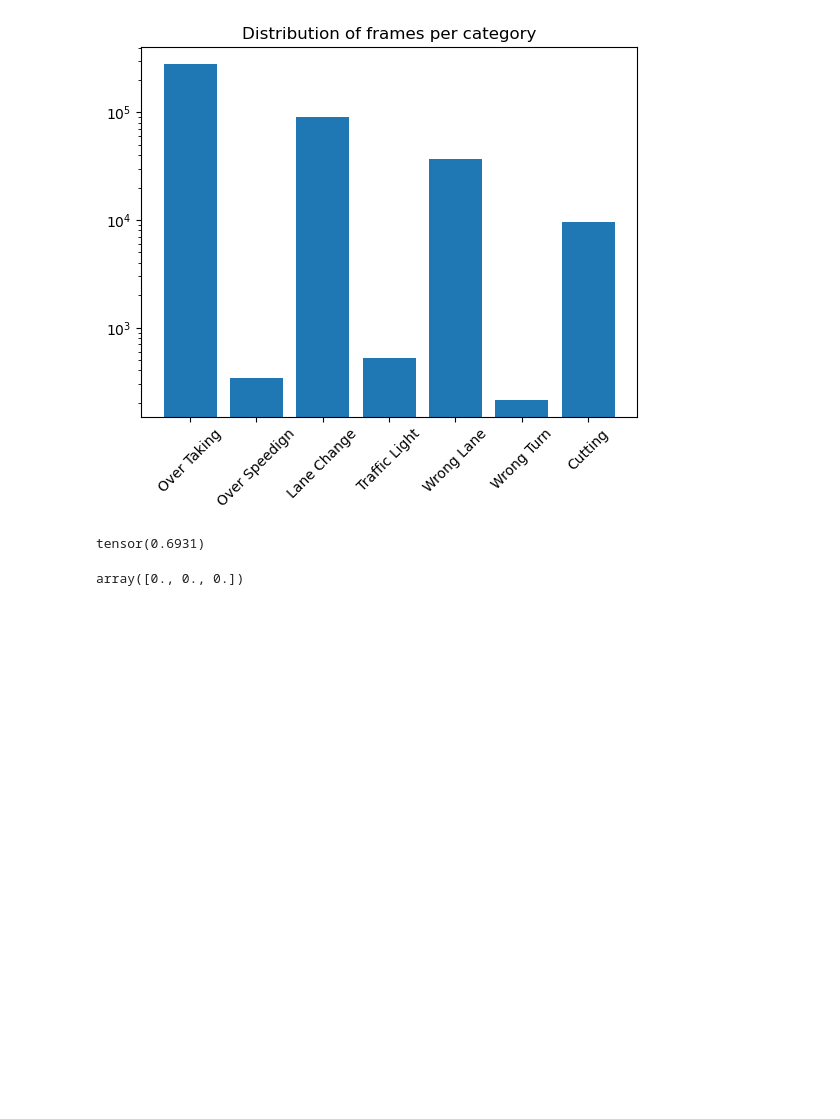
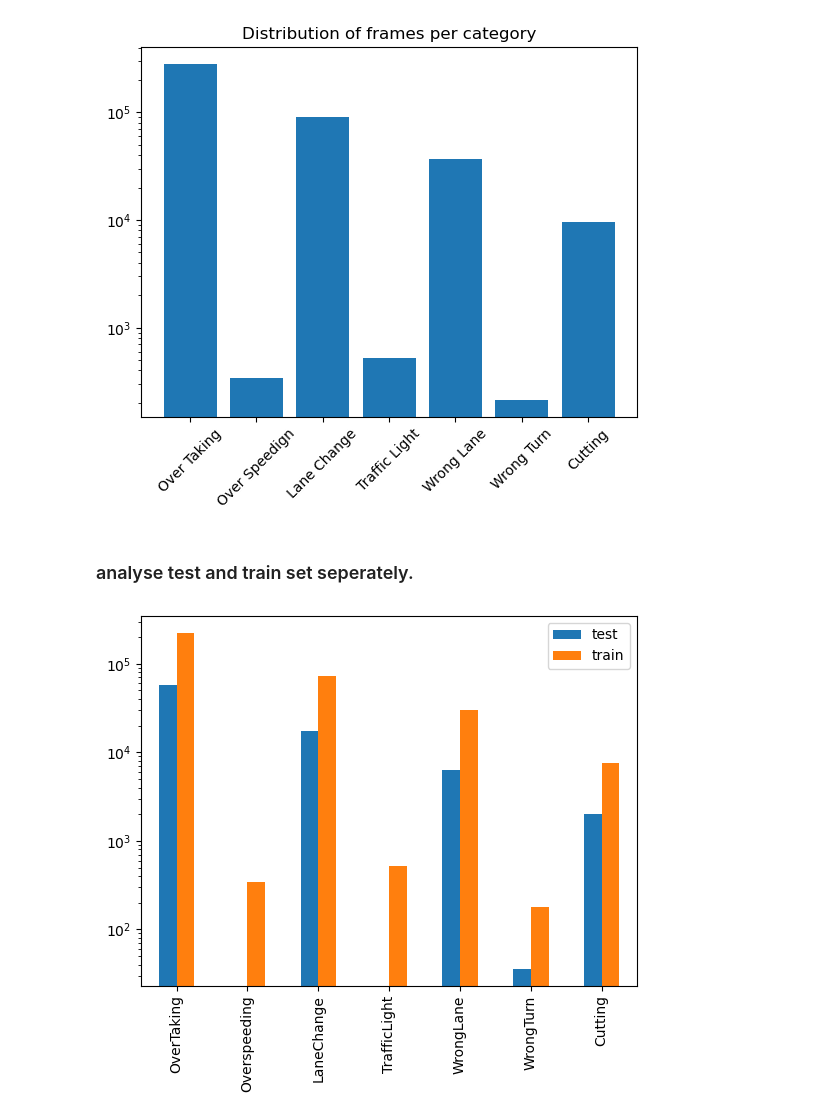
Before and after one commit to unofficial-Jona/assessing_ADB, a Jupyter notebook: dataset_analysis.ipynb, the cells around one changed output. Cells and saved outputs as stored; diff of their text form; code cells hidden in the pictures; blank space fills up the shorter version.

Commit message:
improved analysis
Realised that the test set is missing frames for 2 categories, could this be the reason why the mAP values are set to 0 for two categories?

```diff
--- a/dataset_analysis.ipynb
+++ b/dataset_analysis.ipynb
@@ -10,6 +12,6 @@ from feature_extractor import FeatureExtractor
 # %% [markdown]
 ## get label distribution
 # %%
-out_dict = pickle.load(open('/workspace/pvc-meteor/features/annotations.pickle', 'rb'))
-out_dict['REC_2020_10_12_03_08_38_F.MP4']['feature_length']
+anno_dict = pickle.load(open('/workspace/pvc-meteor/features/annotations.pickle', 'rb'))
+anno_dict['REC_2020_10_12_03_08_38_F.MP4']['feature_length'] == anno_dict['REC_2020_10_12_03_08_38_F.MP4']['anno'].shape[0]
 # %% [output]
@@ -95,19 +82,33 @@ plt.title('Distribution of frames per category, Logscaled')
 # %% [output]
 Text(0.5, 1.0, 'Distribution of frames per category')
 [figure]
-# %%
-import torch
-import torch.nn as nn
-
-loss_fn = nn.BCEWithLogitsLoss()
-input = torch.zeros((1,7))
-target = torch.ones((1,7))
-
-loss_fn(input, target)
-# %% [output]
-tensor(0.6931)
-# %%
-import numpy as np
-np.zeros(3)
-# %% [output]
-array([0., 0., 0.])
+# %% [markdown]
+### analyse test and train set seperately.
+# %%
+json_file = json.load(open('../../pvc-meteor/features/METEOR_info.json', 'r'))['METEOR']
+# %%
+train_vid_names = json_file['train_session_set']
+test_vid_names = json_file['test_session_set']
+
+test_class_counts = np.zeros((7))
+for vid_name in test_vid_names:
+    curr_anno = anno_dict[vid_name]['anno']
+
+    test_class_counts = test_class_counts + np.sum(curr_anno, axis=0)
+
+train_class_counts = np.zeros((7))
+for vid_name in train_vid_names:
+    curr_anno = anno_dict[vid_name]['anno']
+
+    train_class_counts = train_class_counts + np.sum(curr_anno, axis=0)
+# %%
+df = pd.DataFrame(
+    data=np.column_stack((test_class_counts, train_class_counts)),
+    columns=['test', 'train'],
+    index = json_file['class_index']
+)
+
+ax = df.plot(kind='bar', stacked=False)
+ax.set_yscale('log')
+# %% [output]
+[figure, added]
```
Also changed, not shown: parts of 5 cells of this notebook.
